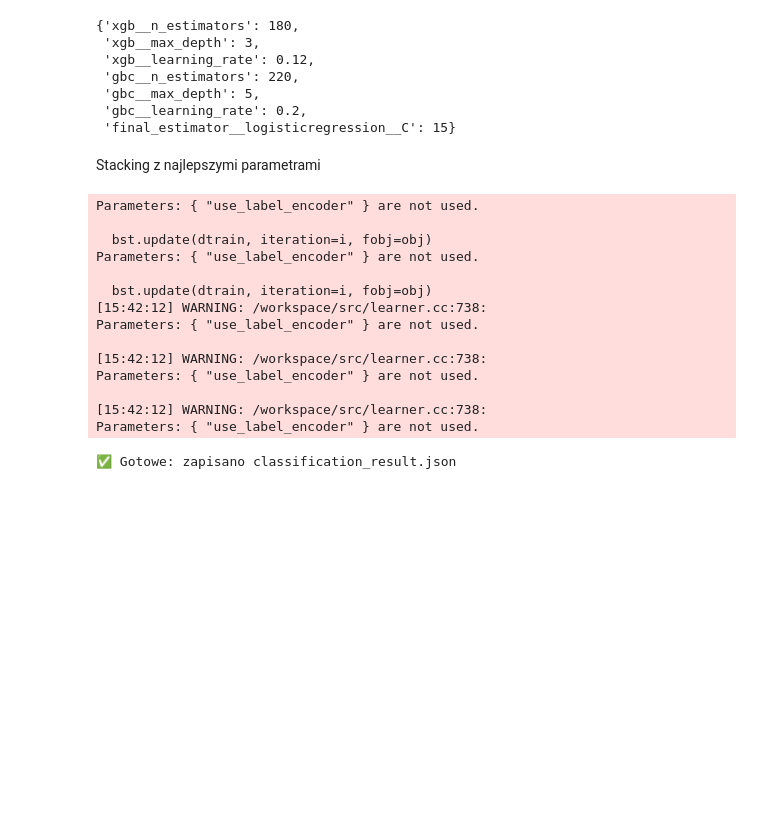
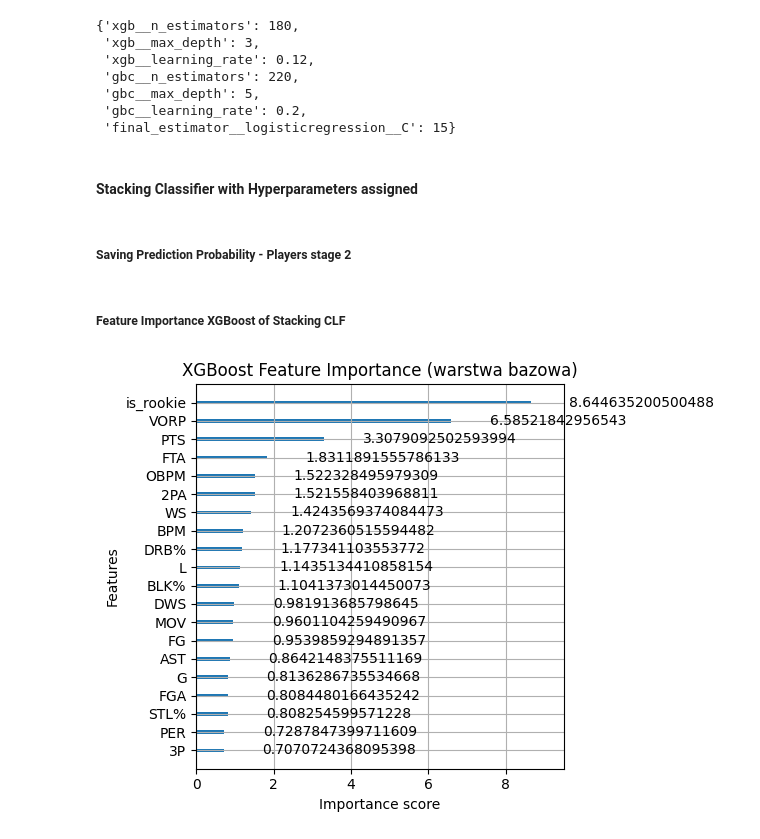
Before and after one commit to Mateo755/PROJECT-NBA_Awards_Prediction, a Jupyter notebook: models_combining.ipynb, the cells around one changed output. Saved outputs shown, nothing was run; the diff lists cells and outputs as text; code cells hidden in the pictures; blank space fills up the shorter version.

```diff
--- a/models_combining.ipynb
+++ b/models_combining.ipynb
@@ -458,7 +437,7 @@ search.best_params_
 df_pred_sorted = df_pred.sort_values(by=1, ascending=False)  # możesz też sortować po max(axis=1)
 df_pred_sorted.to_csv("stage2_all_players_probs.csv", index=False)
 # %% [markdown]
-Stacking z najlepszymi parametrami
+ #### Stacking Classifier with Hyperparameters assigned
 # %%
 import pandas as pd
 import json
@@ -502,7 +481,7 @@ logreg_pipe = make_pipeline(
 )
 
 # === 1. Dane
-df = pd.read_csv("nba_dataset_2010_2024.csv")
+df = pd.read_csv("databases/nba_dataset_2010_2024.csv")
 drop_cols = ["Player", "Team", "Pos", "season", "target"]
 
 df["target_binary"] = (df["target"] > 0).astype(int)
@@ -601,23 +580,25 @@ with open("classification_result.json", "w", encoding="utf-8") as f:
     json.dump(results, f, indent=2, ensure_ascii=False)
 
 print("✅ Gotowe: zapisano classification_result.json")
-# %% [output]
-Parameters: { "use_label_encoder" } are not used.
-
-  bst.update(dtrain, iteration=i, fobj=obj)
-Parameters: { "use_label_encoder" } are not used.
-
-  bst.update(dtrain, iteration=i, fobj=obj)
-[15:42:12] WARNING: /workspace/src/learner.cc:738:
-Parameters: { "use_label_encoder" } are not used.
-
-[15:42:12] WARNING: /workspace/src/learner.cc:738:
-Parameters: { "use_label_encoder" } are not used.
-
-[15:42:12] WARNING: /workspace/src/learner.cc:738:
-Parameters: { "use_label_encoder" } are not used.
-✅ Gotowe: zapisano classification_result.json
+# %% [markdown]
+##### Saving Prediction Probability - Players stage 2
 # %%
 # Zapis pełnych prawdopodobieństw dla graczy z stage2
 df_pred_sorted = df_pred.sort_values(by=1, ascending=False)  # możesz też sortować po max(axis=1)
 df_pred_sorted.to_csv("stage2_all_players_probs.csv", index=False)
+# %% [markdown]
+##### Feature Importance XGBoost of Stacking CLF
+# %%
+from xgboost import plot_importance
+import matplotlib.pyplot as plt
+
+# Sięgamy po estimator XGBoost z warstwy bazowej
+xgb_model = stacking_best.named_estimators_["xgb"]
+
+# Rysujemy importance (gain / weight / cover)
+plot_importance(xgb_model, max_num_features=20, importance_type="gain")
+plt.title("XGBoost Feature Importance (warstwa bazowa)")
+plt.tight_layout()
+plt.show()
+# %% [output]
+[figure, added]
```
Also changed, not shown: parts of 15 cells of this notebook, 1 other file.
